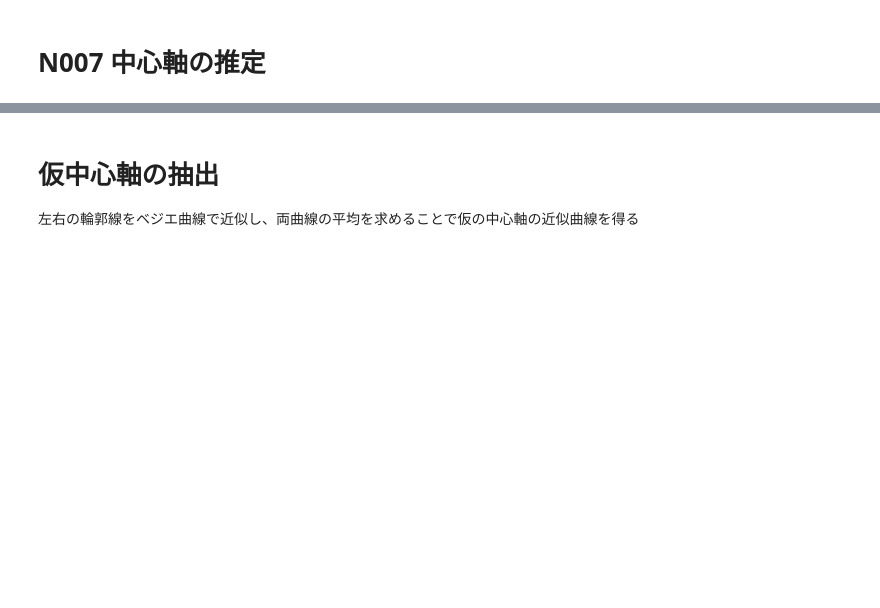
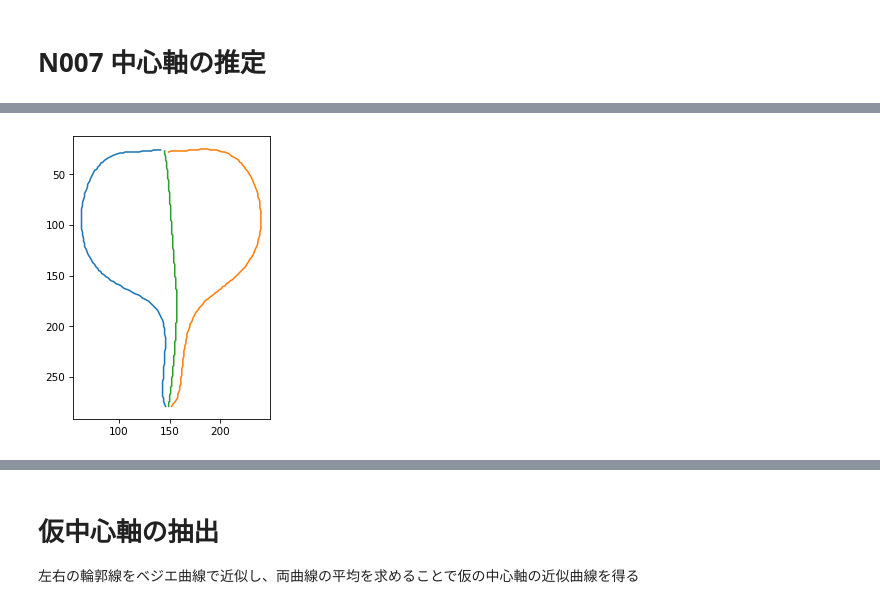
Before and after one commit to iciromaco/RadiShLab, a Jupyter notebook: N008_ベジエ近似の応用２_中心軸の形状記述-Copy1.ipynb, the cells around one changed output, grey strips where cells are left out. Saved outputs shown, nothing was run; the diff lists cells and outputs as text; code cells hidden in the pictures; blank space fills up the shorter version.

```diff
--- a/N007_中心軸の形状記述-Copy1.ipynb
+++ b/N008_ベジエ近似の応用２_中心軸の形状記述-Copy1.ipynb
@@ -39,0 +88,4 @@ imgs = rd.collectimages(NSilF)       # シルエット画像のリスト
+# %%
+%%time
+showAverage(1)
+# %% [output]
@@ -39,0 +94 @@ imgs = rd.collectimages(NSilF)       # シルエット画像のリスト
+[figure, added]
```
Also changed, not shown: parts of 9 cells of this notebook, 2 other files.
